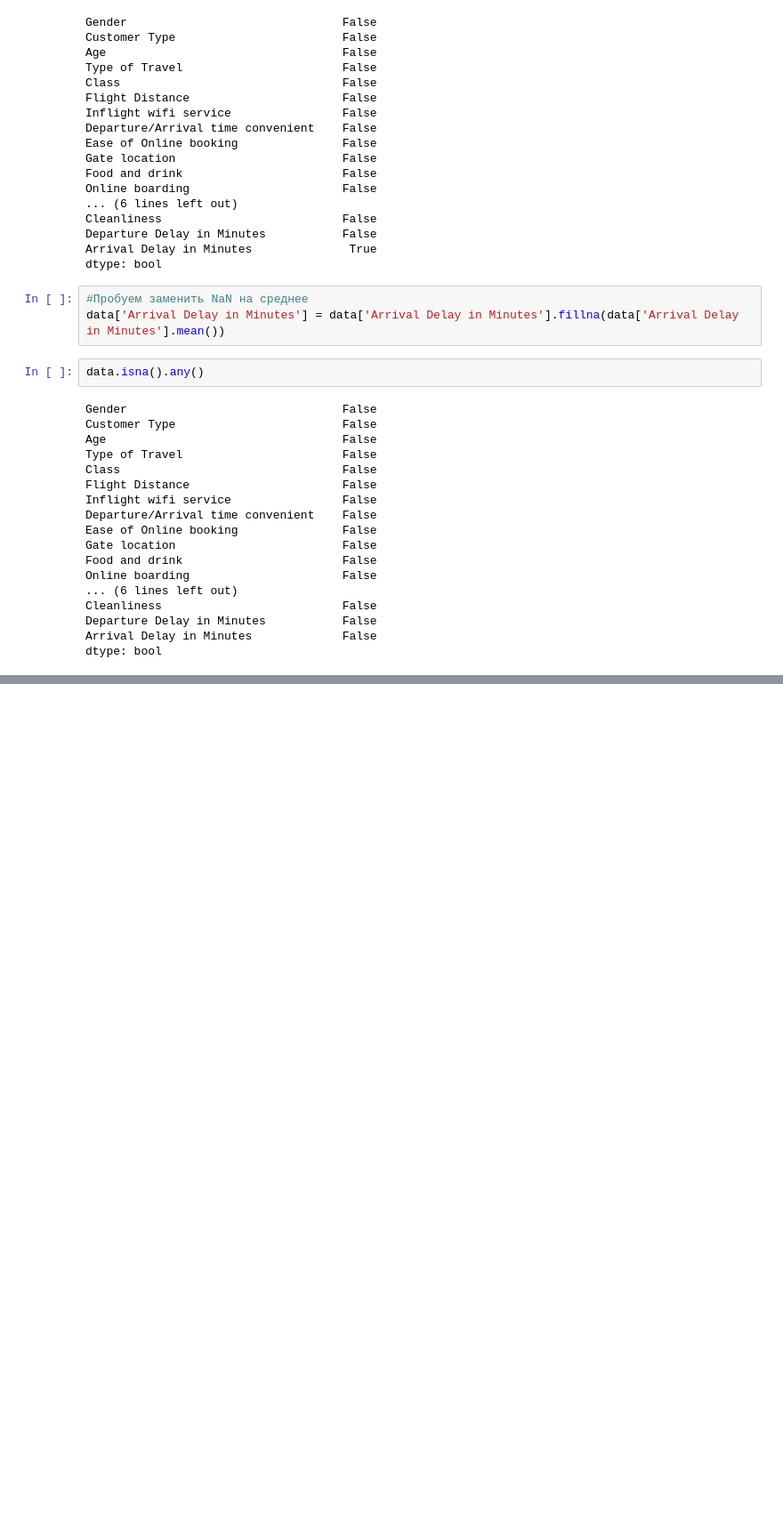
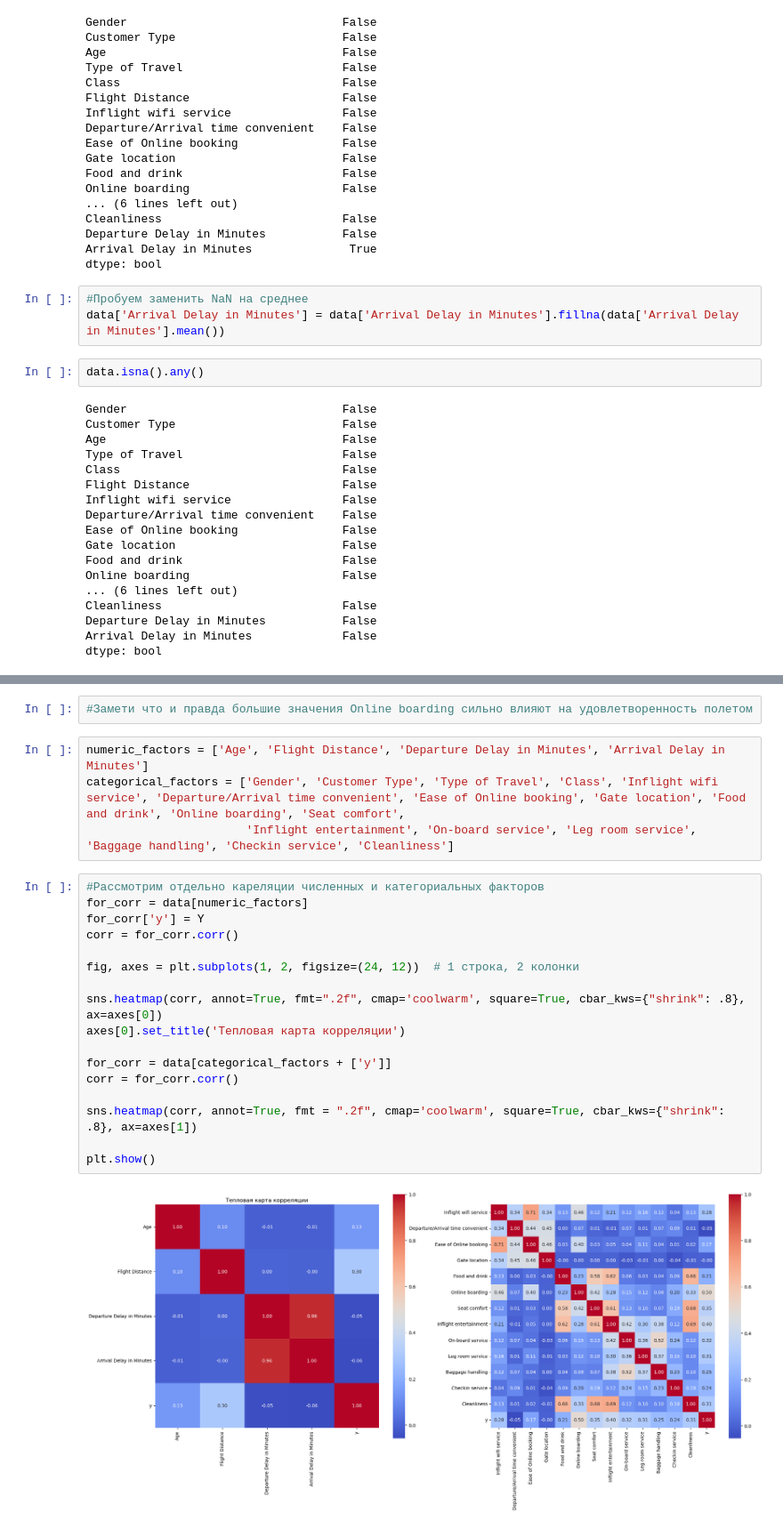
Before and after one commit to Mover-R/Predicting-flight-satisfaction, a Jupyter notebook: OwnLogModel.ipynb, the cells around one changed output, grey strips where cells are left out. Shown at 89% size. Saved outputs shown, nothing was run; the diff lists cells and outputs as text; blank space fills up the shorter version.

```diff
--- a/OwnLogModel.ipynb
+++ b/OwnLogModel.ipynb
@@ -137,0 +187,25 @@ print(score)
+# %%
+#Замети что и правда большие значения Online boarding сильно влияют на удовлетворенность полетом
+# %%
+numeric_factors = ['Age', 'Flight Distance', 'Departure Delay in Minutes', 'Arrival Delay in Minutes']
+categorical_factors = ['Gender', 'Customer Type', 'Type of Travel', 'Class', 'Inflight wifi service', 'Departure/Arrival time convenient', 'Ease of Online booking', 'Gate location', 'Food and drink', 'Online boarding', 'Seat comfort',
+                       'Inflight entertainment', 'On-board service', 'Leg room service', 'Baggage handling', 'Checkin service', 'Cleanliness']
+# %%
+#Рассмотрим отдельно кареляции численных и категориальных факторов
+for_corr = data[numeric_factors]
+for_corr['y'] = Y
+corr = for_corr.corr()
+
+fig, axes = plt.subplots(1, 2, figsize=(24, 12))  # 1 строка, 2 колонки
+
+sns.heatmap(corr, annot=True, fmt=".2f", cmap='coolwarm', square=True, cbar_kws={"shrink": .8}, ax=axes[0])
+axes[0].set_title('Тепловая карта корреляции')
+
+for_corr = data[categorical_factors + ['y']]
+corr = for_corr.corr()
+
+sns.heatmap(corr, annot=True, fmt = ".2f", cmap='coolwarm', square=True, cbar_kws={"shrink": .8}, ax=axes[1])
+
+plt.show()
+# %% [output]
+[figure, added]
```
Also changed, not shown: parts of 15 cells of this notebook.
